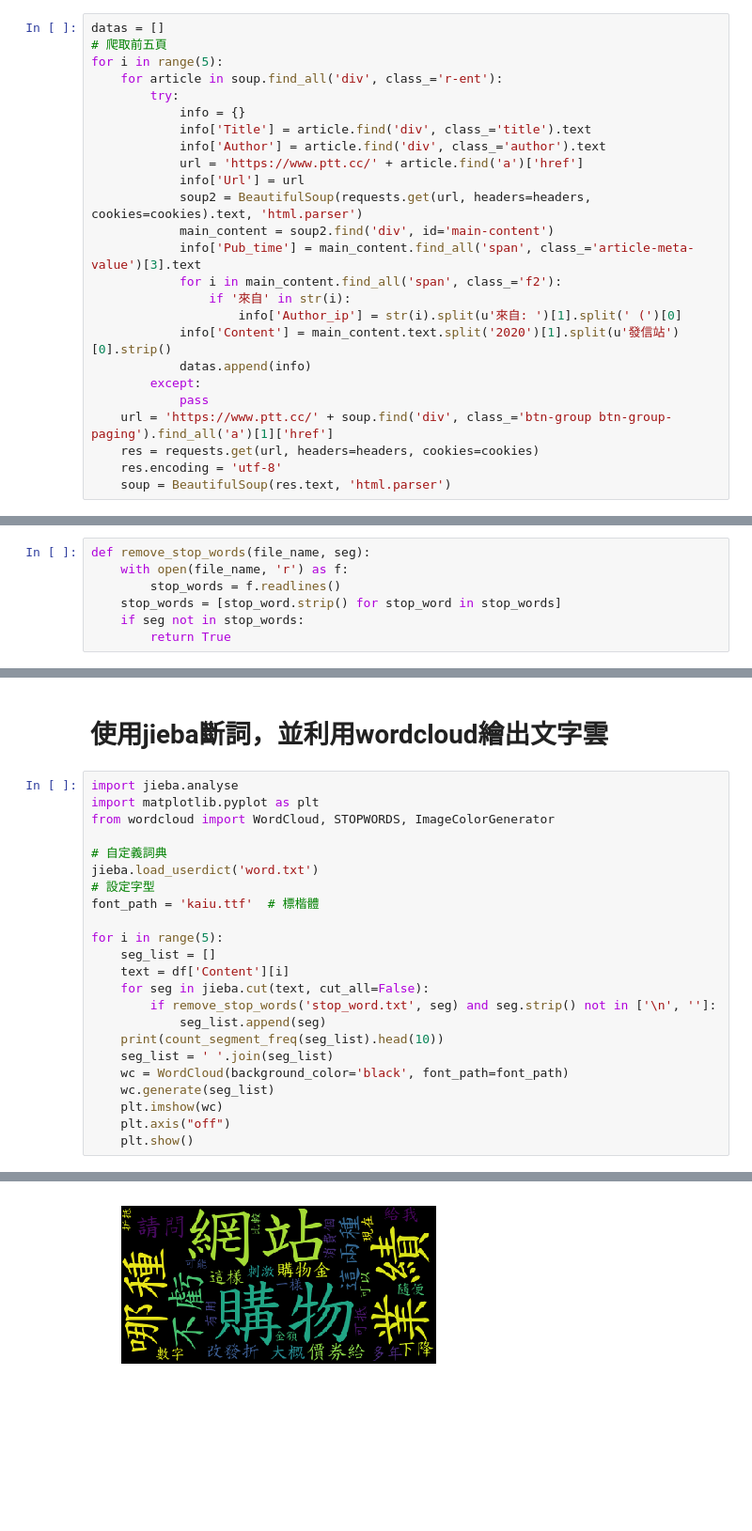
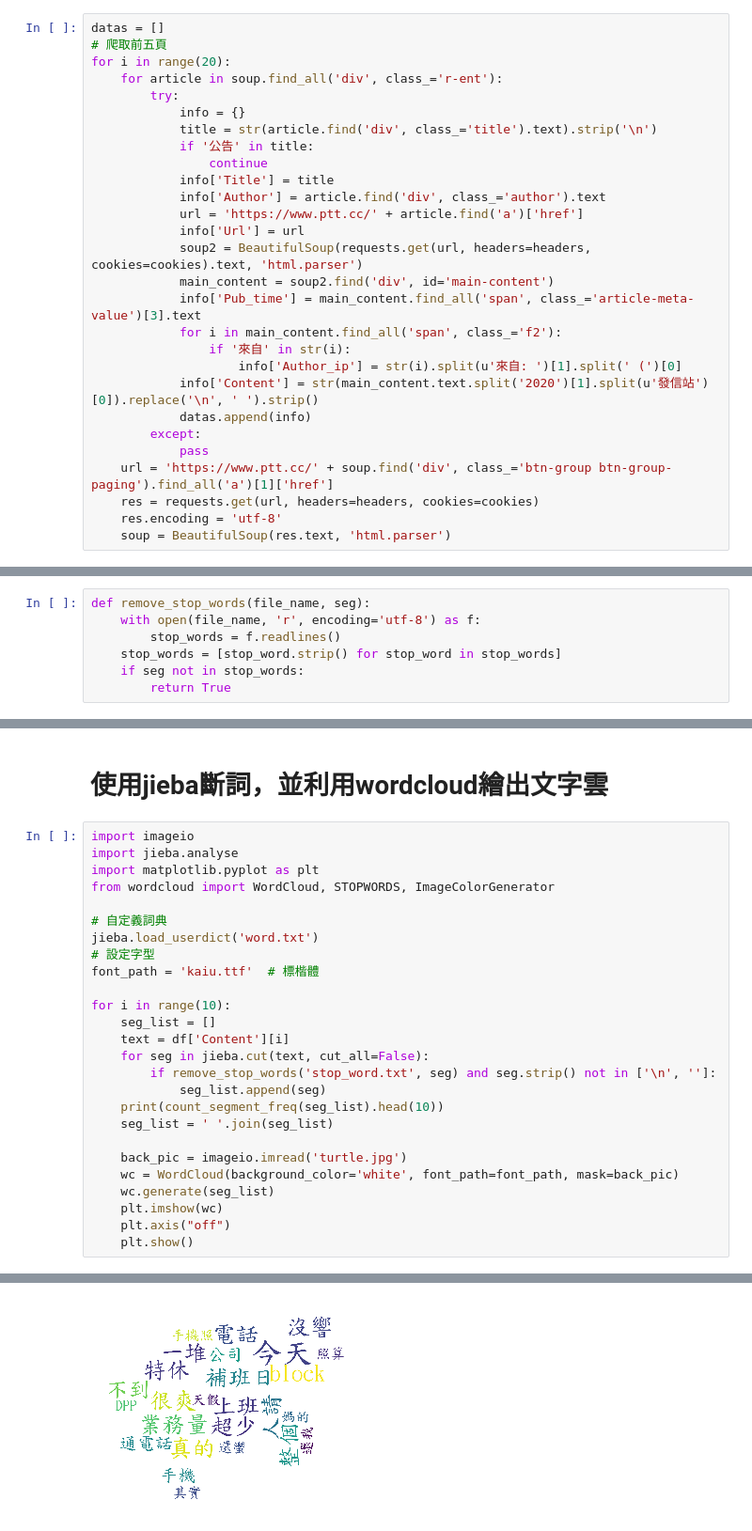
Before and after one commit to okayell/1st-PyCrawlerMarathon, a Jupyter notebook: homework/Final_Project/Final_Project.ipynb, the cells around one changed output, grey strips where cells are left out. Shown: that part at 94% size. Saved outputs shown, nothing was run; the diff lists cells and outputs as text; blank space fills up the shorter version.

```diff
--- a/homework/Final_Project/Final_Project.ipynb
+++ b/homework/Final_Project/Final_Project.ipynb
@@ -15,11 +15,14 @@ soup = BeautifulSoup(res.text, 'html.parser')
 # %%
 datas = []
 # 爬取前五頁
-for i in range(5):
+for i in range(20):
     for article in soup.find_all('div', class_='r-ent'):
         try:
             info = {}
-            info['Title'] = article.find('div', class_='title').text
+            title = str(article.find('div', class_='title').text).strip('\n')
+            if '公告' in title:
+                continue
+            info['Title'] = title
             info['Author'] = article.find('div', class_='author').text
             url = 'https://www.ptt.cc/' + article.find('a')['href']
             info['Url'] = url
@@ -29,7 +32,7 @@ for i in range(5):
             for i in main_content.find_all('span', class_='f2'):
                 if '來自' in str(i):
                     info['Author_ip'] = str(i).split(u'來自: ')[1].split(' (')[0]
-            info['Content'] = main_content.text.split('2020')[1].split(u'發信站')[0].strip()
+            info['Content'] = str(main_content.text.split('2020')[1].split(u'發信站')[0]).replace('\n', ' ').strip()
             datas.append(info)
         except:
             pass
@@ -80,7 +83,7 @@ grouped.sort_values('Title', ascending=False).head(10)
 # <strong>定義"移除停留字"方法
 # %%
 def remove_stop_words(file_name, seg):
-    with open(file_name, 'r') as f:
+    with open(file_name, 'r', encoding='utf-8') as f:
         stop_words = f.readlines()
     stop_words = [stop_word.strip() for stop_word in stop_words]
     if seg not in stop_words:
@@ -97,6 +100,7 @@ def count_segment_freq(seg_list):
 # %% [markdown]
 # <strong>使用jieba斷詞，並利用wordcloud繪出文字雲
 # %%
+import imageio
 import jieba.analyse
 import matplotlib.pyplot as plt
 from wordcloud import WordCloud, STOPWORDS, ImageColorGenerator
@@ -106,7 +110,7 @@ jieba.load_userdict('word.txt')
 # 設定字型
 font_path = 'kaiu.ttf'  # 標楷體
 
-for i in range(5):
+for i in range(10):
     seg_list = []
     text = df['Content'][i]
     for seg in jieba.cut(text, cut_all=False):
@@ -114,7 +118,9 @@ for i in range(5):
             seg_list.append(seg)
     print(count_segment_freq(seg_list).head(10))
     seg_list = ' '.join(seg_list)
-    wc = WordCloud(background_color='black', font_path=font_path)
+
+    back_pic = imageio.imread('turtle.jpg')
+    wc = WordCloud(background_color='white', font_path=font_path, mask=back_pic)
     wc.generate(seg_list)
     plt.imshow(wc)
     plt.axis("off")
@@ -135 +145 @@ seg
-[figure, old version]
+[figure, new version]
```
Also changed, not shown: parts of 3 cells of this notebook, 2 other files.
